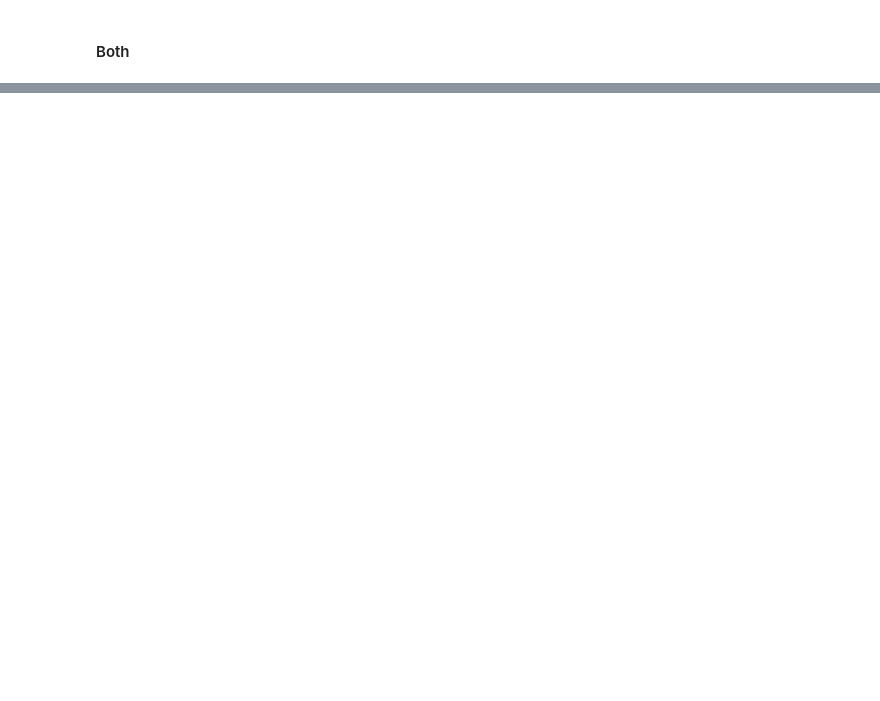
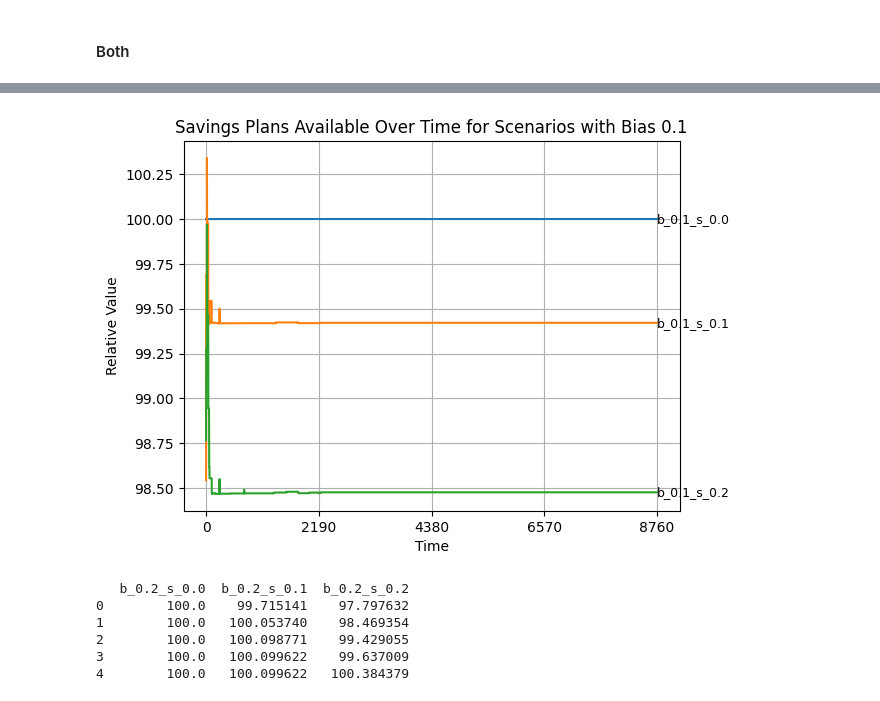
Before and after one commit to ufcg-lsd/forecast_error_cap_planning, a Jupyter notebook: src/result_analysis/plots.ipynb, the cells around one changed output, grey strips where cells are left out. Saved outputs shown, nothing was run; the diff lists cells and outputs as text; code cells hidden in the pictures; blank space fills up the shorter version.

```diff
--- a/src/result_analysis/plots.ipynb
+++ b/src/result_analysis/plots.ipynb
@@ -118,0 +138,4 @@ plt.show()
+# %%
+baseline_col = "b_0.0_s_0.0"
+relative_df = df_sp_purchases.div(df_sp_purchases[baseline_col], axis=0) * 100
+print(relative_df.head())
@@ -118,0 +251,35 @@ plt.show()
+# %%
+for col in relative_df_tmp.columns:
+    line, = plt.plot(relative_df_tmp.index, relative_df_tmp[col])
+
+    plt.text(
+        relative_df_tmp.index[-1],
+        relative_df_tmp[col].iloc[-1],
+        col,
+        color="black",
+        fontsize=9,
+        va="center", ha="left"
+    )
+
+plt.xlabel("Time")
+plt.ylabel("Relative Value")
+plt.title("Savings Plans Available Over Time for Scenarios with Bias 0.1")
+plt.grid(True)
+
+plt.xticks(ticks=range(0, len(relative_df_tmp.index) + 1, 2190))
+
+plt.show()
+# %% [output]
+[figure, added]
+# %%
+baseline_col = "b_0.2_s_0.0"
+df_sp_purchases_tmp = df_sp_purchases[['b_0.2_s_0.0', 'b_0.2_s_0.1', 'b_0.2_s_0.2']]
+relative_df_tmp = df_sp_purchases_tmp.div(df_sp_purchases_tmp[baseline_col], axis=0) * 100
+print(relative_df_tmp.head())
+# %% [output]
+   b_0.2_s_0.0  b_0.2_s_0.1  b_0.2_s_0.2
+0        100.0    99.715141    97.797632
+1        100.0   100.053740    98.469354
+2        100.0   100.098771    99.429055
+3        100.0   100.099622    99.637009
+4        100.0   100.099622   100.384379
```
Also changed, not shown: parts of 26 cells of this notebook.
